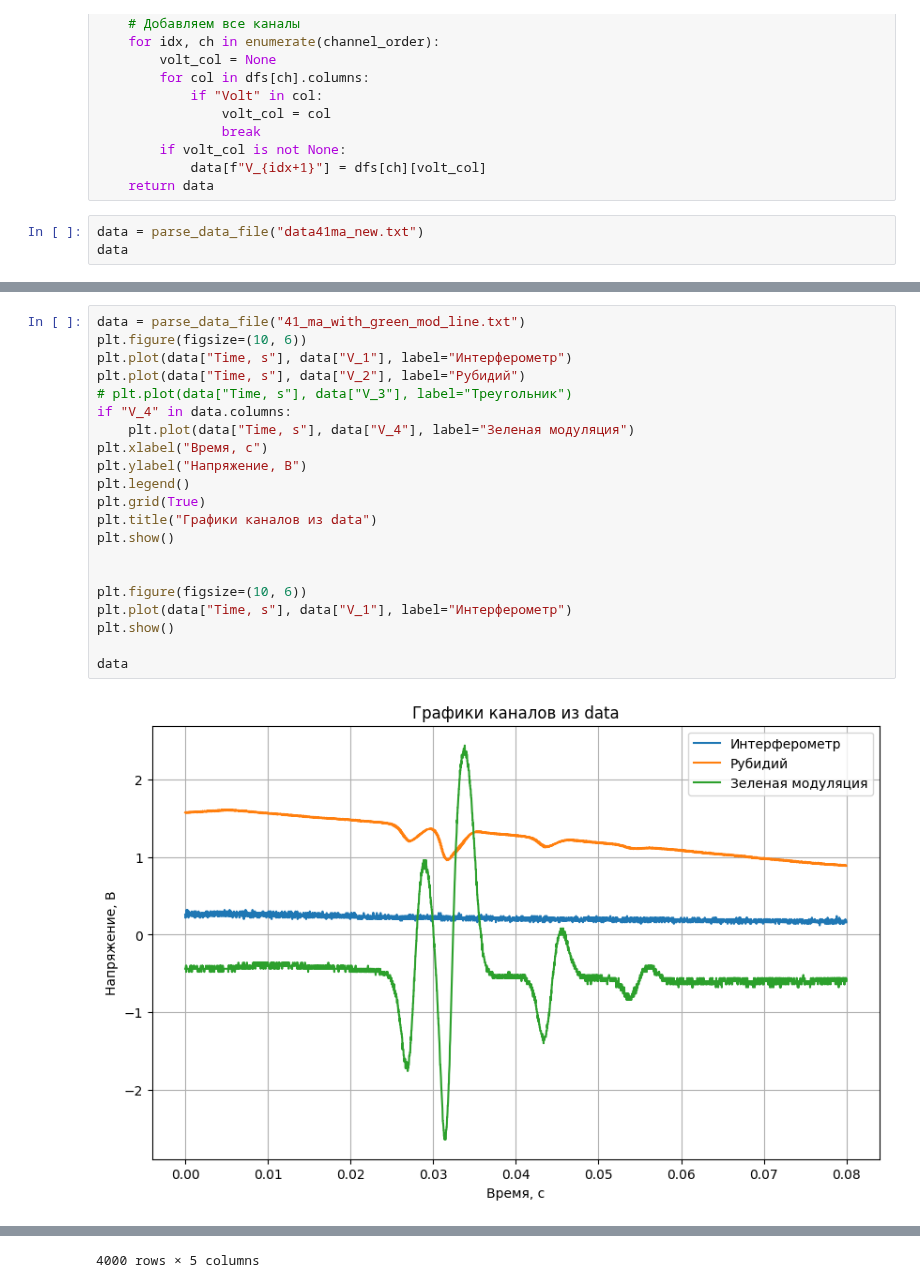
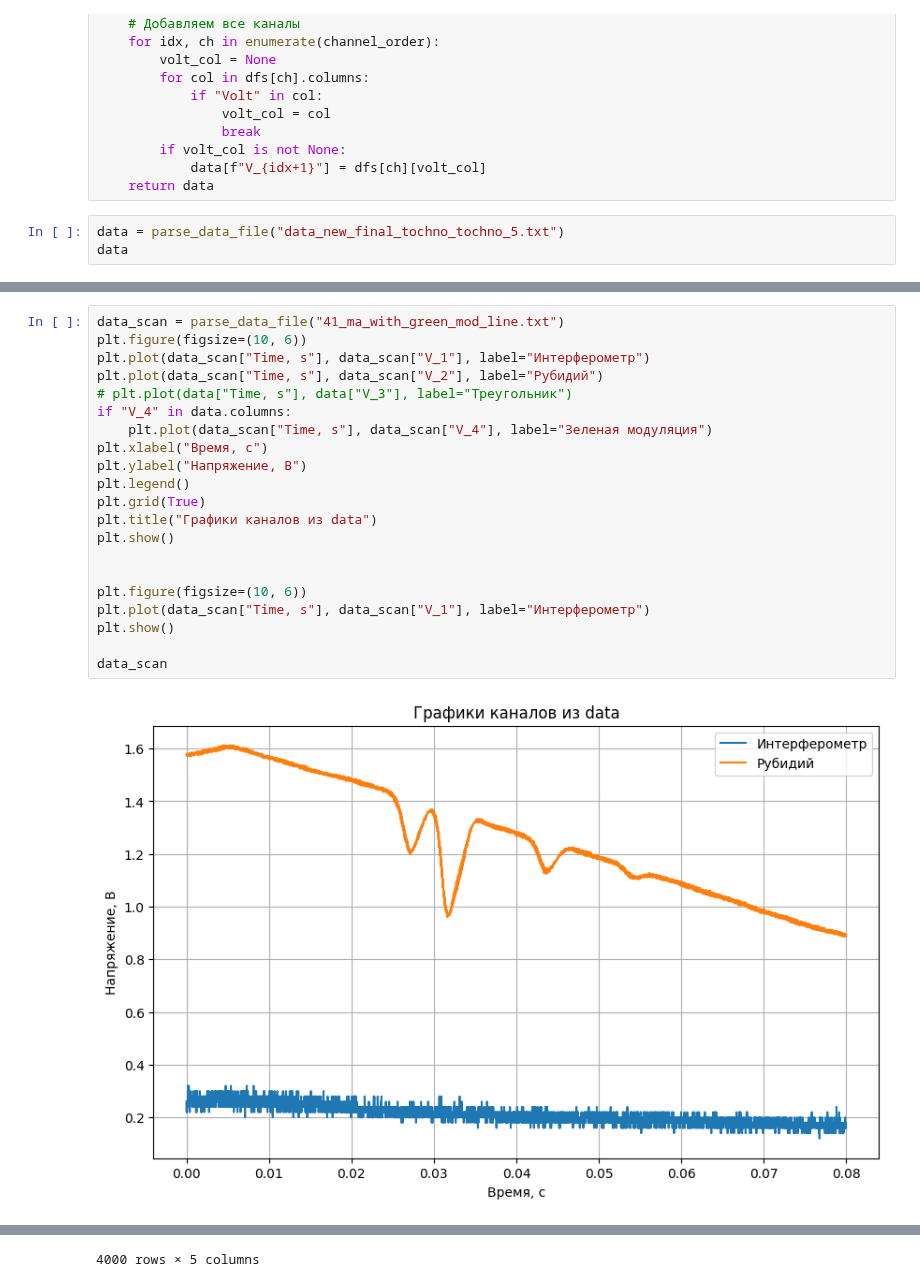
Before and after one commit to RedBrean/term2, a Jupyter notebook: term5/labs/rb/rb.ipynb, the cells around one changed output, grey strips where cells are left out. Drawn from its saved outputs; the diff is of its cells as text.

```diff
--- a/term5/labs/rb/rb.ipynb
+++ b/term5/labs/rb/rb.ipynb
@@ -53,7 +53,7 @@ def parse_data_file(filename):
             data[f"V_{idx+1}"] = dfs[ch][volt_col]
     return data
 # %%
-data = parse_data_file("data41ma_new.txt")
+data = parse_data_file("data_new_final_tochno_tochno_5.txt")
 data
 # %% [output]
 |  | Time, s | V_1 | V_2 | V_3 |
@@ -391,26 +402,26 @@ plt.show()
 # %%
-data = parse_data_file("41_ma_with_green_mod_line.txt")
+data_scan = parse_data_file("41_ma_with_green_mod_line.txt")
 plt.figure(figsize=(10, 6))
-plt.plot(data["Time, s"], data["V_1"], label="Интерферометр")
-plt.plot(data["Time, s"], data["V_2"], label="Рубидий")
+plt.plot(data_scan["Time, s"], data_scan["V_1"], label="Интерферометр")
+plt.plot(data_scan["Time, s"], data_scan["V_2"], label="Рубидий")
 # plt.plot(data["Time, s"], data["V_3"], label="Треугольник")
 if "V_4" in data.columns:
-    plt.plot(data["Time, s"], data["V_4"], label="Зеленая модуляция")
+    plt.plot(data_scan["Time, s"], data_scan["V_4"], label="Зеленая модуляция")
 plt.xlabel("Время, с")
 plt.ylabel("Напряжение, В")
 plt.legend()
 plt.grid(True)
 plt.title("Графики каналов из data")
 plt.show()
 
 
 plt.figure(figsize=(10, 6))
-plt.plot(data["Time, s"], data["V_1"], label="Интерферометр")
+plt.plot(data_scan["Time, s"], data_scan["V_1"], label="Интерферометр")
 plt.show()
 
-data
+data_scan
 # %% [output]
-[figure, old version]
+[figure, new version]
 [figure]
 |  | Time, s | V_1 | V_2 | V_3 | V_4 |
 | 0 | 0.00000 | 0.26 | 1.576 | 4.32 | -0.44 |
```
Also changed, not shown: parts of 14 cells of this notebook, 9 other files.
